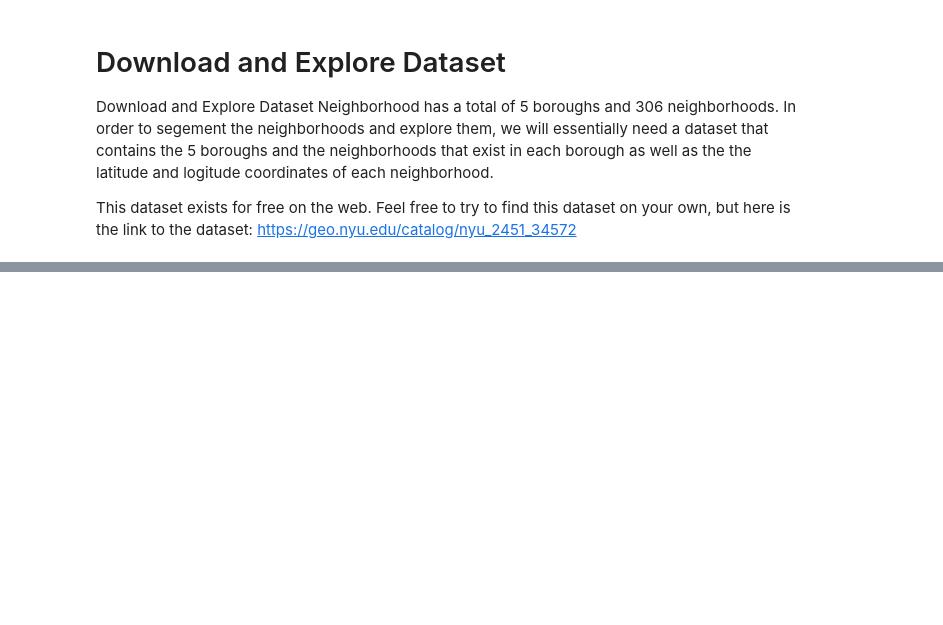
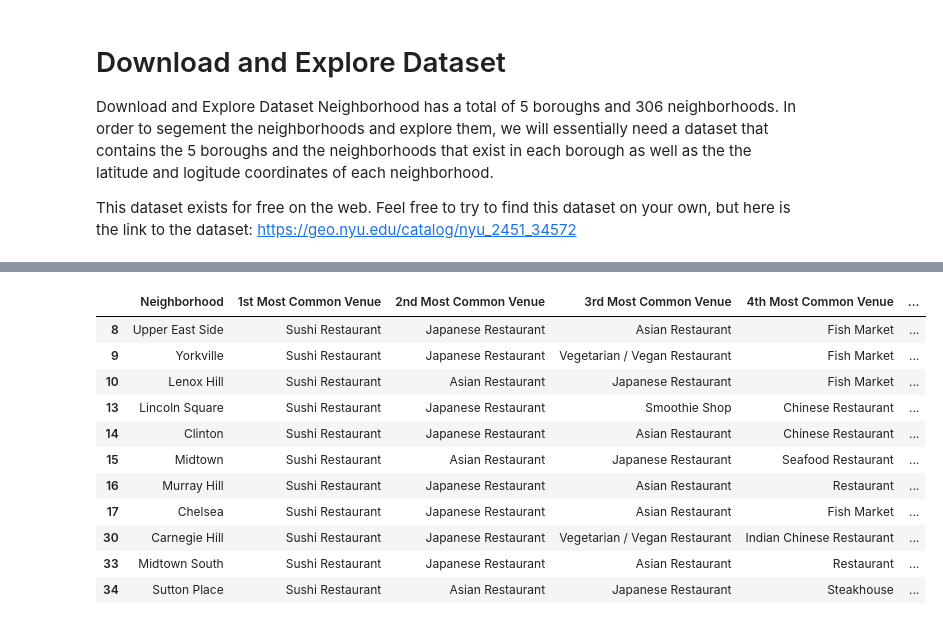
Before and after one commit to z-scientist-ai/Coursera_Capstone, a Jupyter notebook: Applied Data Science Capstone Week 4 -new york.ipynb, the cells around one changed output, grey strips where cells are left out. Drawn from its saved outputs; the diff is of its cells as text; code cells hidden in the pictures; blank space fills up the shorter version.

```diff
--- a/Applied Data Science Capstone Week 4 -new york.ipynb
+++ b/Applied Data Science Capstone Week 4 -new york.ipynb
@@ -146,0 +489,15 @@ for data in neighborhoods_data:
+# %%
+manhattan_merged.loc[manhattan_merged['Cluster Labels'] == 2, manhattan_merged.columns[[1] + list(range(5, manhattan_merged.shape[1]))]]
+# %% [output]
+|  | Neighborhood | 1st Most Common Venue | 2nd Most Common Venue | 3rd Most Common Venue | 4th Most Common Venue | ... |
+| 8 | Upper East Side | Sushi Restaurant | Japanese Restaurant | Asian Restaurant | Fish Market | ... |
+| 9 | Yorkville | Sushi Restaurant | Japanese Restaurant | Vegetarian / Vegan Restaurant | Fish Market | ... |
+| 10 | Lenox Hill | Sushi Restaurant | Asian Restaurant | Japanese Restaurant | Fish Market | ... |
+| 13 | Lincoln Square | Sushi Restaurant | Japanese Restaurant | Smoothie Shop | Chinese Restaurant | ... |
+| 14 | Clinton | Sushi Restaurant | Japanese Restaurant | Asian Restaurant | Chinese Restaurant | ... |
+| 15 | Midtown | Sushi Restaurant | Asian Restaurant | Japanese Restaurant | Seafood Restaurant | ... |
+| 16 | Murray Hill | Sushi Restaurant | Japanese Restaurant | Asian Restaurant | Restaurant | ... |
+| 17 | Chelsea | Sushi Restaurant | Japanese Restaurant | Asian Restaurant | Fish Market | ... |
+| 30 | Carnegie Hill | Sushi Restaurant | Japanese Restaurant | Vegetarian / Vegan Restaurant | Indian Chinese Restaurant | ... |
+| 33 | Midtown South | Sushi Restaurant | Japanese Restaurant | Asian Restaurant | Restaurant | ... |
+| 34 | Sutton Place | Sushi Restaurant | Asian Restaurant | Japanese Restaurant | Steakhouse | ... |
```
Also changed, not shown: parts of 34 cells of this notebook.
